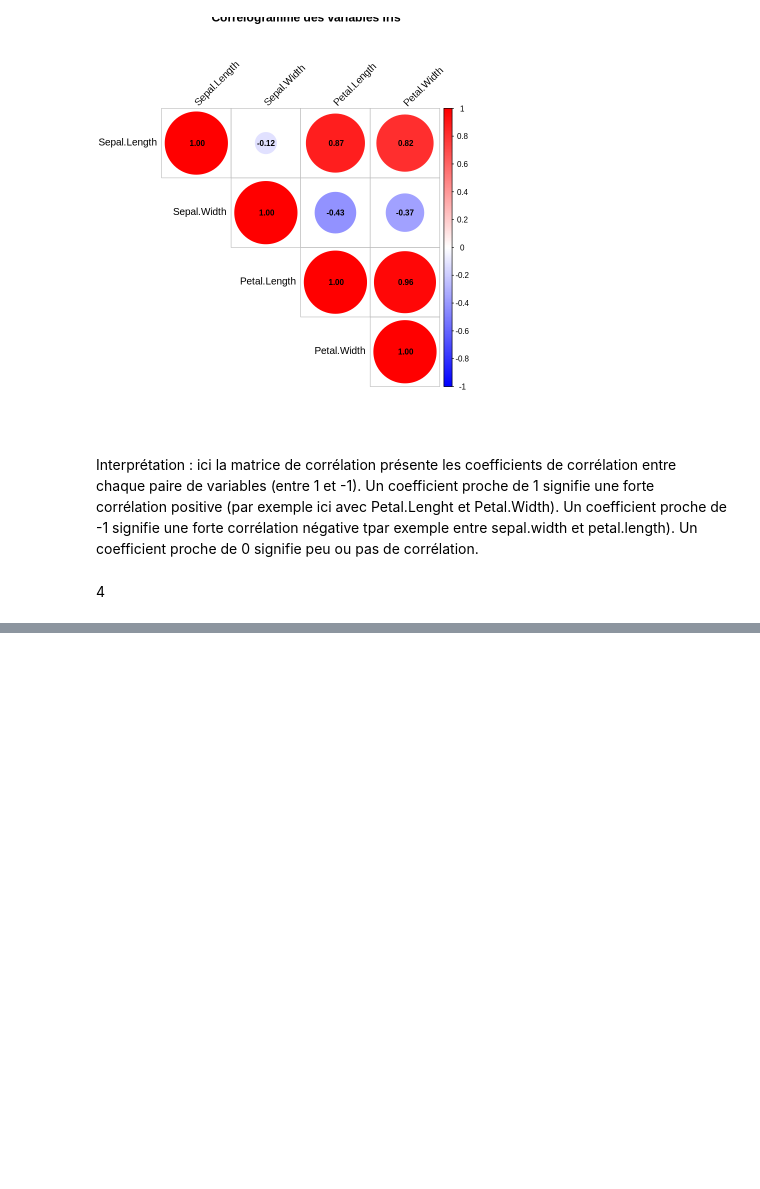
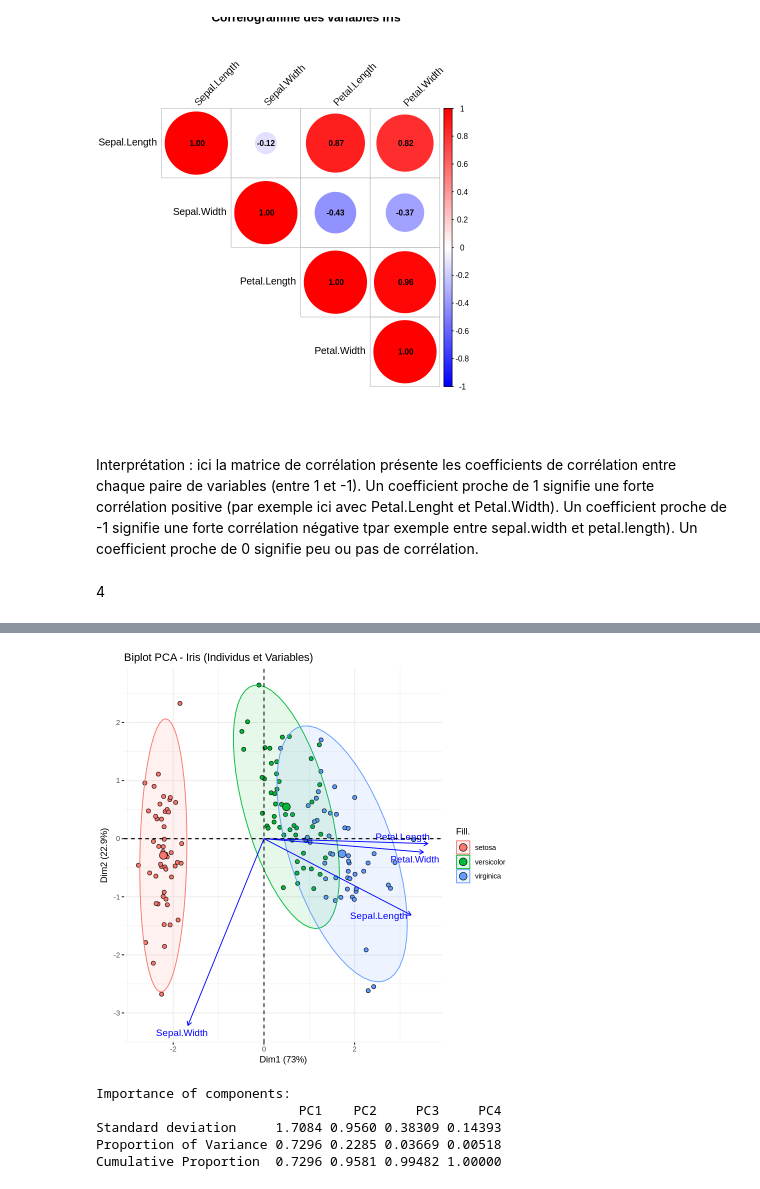
Before and after one commit to e-lprunier/Notebook_4A, a Jupyter notebook: Réduction_de_dimensionnalité_Clustering_notebook.ipynb, the cells around one changed output, grey strips where cells are left out. Drawn from its saved outputs; the diff is of its cells as text; code cells hidden in the pictures; blank space fills up the shorter version.

```diff
--- a/Réduction_de_dimensionnalité_Clustering_notebook.ipynb
+++ b/Réduction_de_dimensionnalité_Clustering_notebook.ipynb
@@ -137,0 +160,28 @@ pca_iris <- prcomp(iris[, 1:4], center = TRUE, scale. = TRUE)
+# %%
+# Réalisation de la PCA avec standardisation
+pca_iris <- prcomp(iris[, 1:4], center = TRUE, scale. = TRUE)
+# %%
+# Créer un biplot combinant individus et variables
+fviz_pca_biplot(pca_iris,
+                geom.ind = "point", # Représenter les individus comme des points
+                pointshape = 21,
+                pointsize = 2,
+                fill.ind = iris$Species, # Colorer les individus selon les espèces
+                col.ind = "black", # Bordure des points noirs
+                col.var = "blue", # Flèches des variables en bleu
+                repel = TRUE, # Éviter les chevauchements de labels
+                addEllipses = TRUE, # Ajouter des ellipses pour chaque espèce
+                ellipse.level = 0.95, # Intervalle de confiance des ellipses
+                label = "var", # Étiquettes uniquement pour les variables
+                title = "Biplot PCA - Iris (Individus et Variables)")
+# %% [output]
+[figure, added]
+# %%
+# Voir la variance expliquée par chaque composante
+summary(pca_iris)
+# %% [output]
+Importance of components:
+                          PC1    PC2     PC3     PC4
+Standard deviation     1.7084 0.9560 0.38309 0.14393
+Proportion of Variance 0.7296 0.2285 0.03669 0.00518
+Cumulative Proportion  0.7296 0.9581 0.99482 1.00000
```
Also changed, not shown: parts of 83 cells of this notebook.
